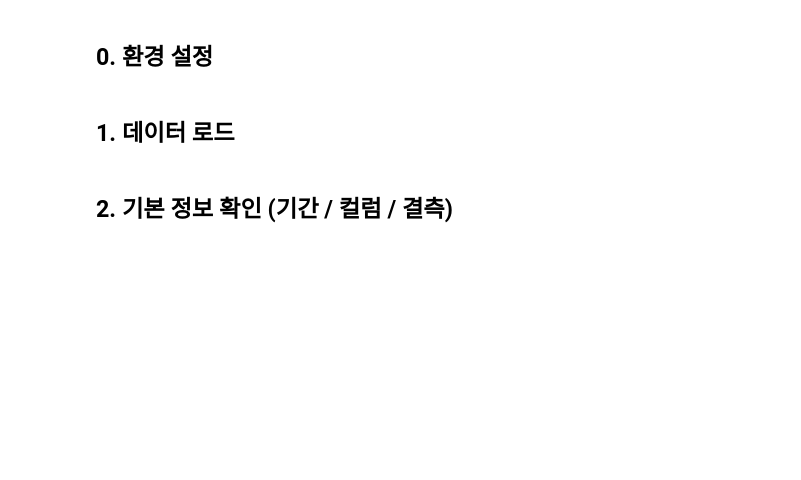
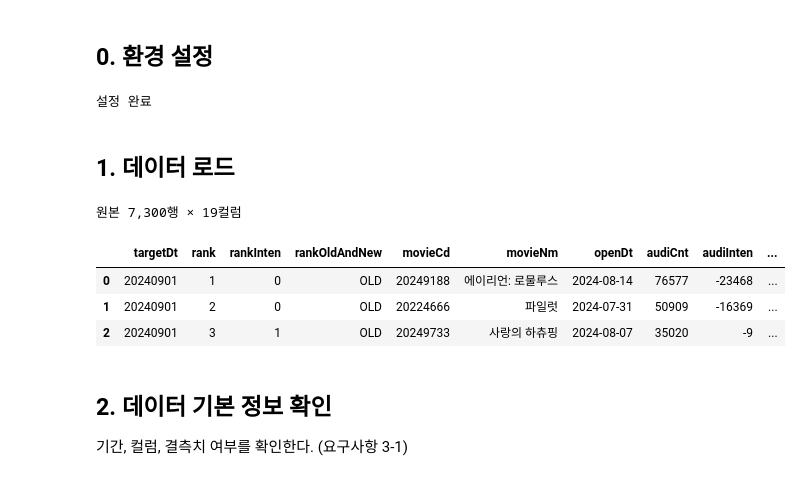
Before and after one commit to jutopia03/M1-1, a Jupyter notebook: analysis.ipynb, the cells around one changed output. Saved outputs shown, nothing was run; the diff lists cells and outputs as text; code cells hidden in the pictures; blank space fills up the shorter version.

```diff
--- a/analysis.ipynb
+++ b/analysis.ipynb
@@ -18,2 +17,64 @@ IMG = 'images'
+# %%
+import warnings
+from pathlib import Path
+
+import matplotlib.pyplot as plt
+import numpy as np
+import pandas as pd
+from matplotlib.ticker import FuncFormatter
+
+warnings.filterwarnings("ignore")
+
+BASE = Path.cwd()
+DATA = BASE / "data" / "raw_daily_boxoffice.csv"
+IMG  = BASE / "images"
+IMG.mkdir(exist_ok=True)
+
+# --- 한글 폰트: 이 PC에 실제로 설치된 것만 고른다 ---
+# (설치 안 된 폰트를 목록에 두면 matplotlib이 매번 findfont 경고를 쏟아낸다)
+import logging
+from matplotlib import font_manager
+logging.getLogger("matplotlib.font_manager").setLevel(logging.ERROR)
+
+_installed = {f.name for f in font_manager.fontManager.ttflist}
+for _cand in ["Malgun Gothic", "AppleGothic", "NanumGothic", "NanumBarunGothic", "Noto Sans KR"]:
+    if _cand in _installed:
+        plt.rcParams["font.family"] = _cand
+        break
+else:
+    print("경고: 한글 폰트를 찾지 못했습니다. 그래프의 한글이 네모로 표시될 수 있습니다.")
+plt.rcParams["axes.unicode_minus"] = False
+
+# --- 색상 (색각 이상 대응 검증된 팔레트) ---
+SURFACE   = "#fcfcfb"   # 차트 배경
+INK       = "#0b0b0b"   # 주요 텍스트
+INK_SUB   = "#52514e"   # 보조 텍스트
+INK_MUTED = "#898781"   # 축 라벨
+GRID      = "#e1e0d9"   # 격자
+BASELINE  = "#c3c2b7"   # 축선
+BLUE      = "#2a78d6"   # 주 계열
+BLUE_PALE = "#b7d3f6"   # 배경 맥락용
+ORANGE    = "#eb6834"   # 강조 계열
+
+plt.rcParams.update({
+    "figure.facecolor": SURFACE, "axes.facecolor": SURFACE,
+    "savefig.facecolor": SURFACE,
+    "axes.edgecolor": BASELINE, "axes.labelcolor": INK_SUB,
+    "xtick.color": INK_MUTED, "ytick.color": INK_MUTED,
+    "grid.color": GRID, "grid.linewidth": 0.8,
+    "font.size": 11, "axes.titlesize": 13, "axes.titleweight": "bold",
+})
+
+def tidy(ax, ygrid=True):
+    ax.spines[["top", "right"]].set_visible(False)
+    ax.grid(ygrid, axis="y", zorder=0)
+    ax.set_axisbelow(True)
+    return ax
+
+MAN = FuncFormatter(lambda v, _: f"{v:,.0f}")   # 만 명 단위 축 포맷
+DOW_KR = ["월", "화", "수", "목", "금", "토", "일"]
+print("설정 완료 | 사용 폰트:", plt.rcParams["font.family"][0])
+# %% [output]
+설정 완료
 # %% [markdown]
 ## 1. 데이터 로드
@@ -24,2 +81,15 @@ IMG = 'images'
+# %%
+df = pd.read_csv(DATA, encoding="utf-8-sig", dtype={"targetDt": str, "movieCd": str})
+df["date"] = pd.to_datetime(df["targetDt"], format="%Y%m%d")
+print(f"원본 {len(df):,}행 × {df.shape[1]}컬럼")
+df.head(3)
+# %% [output]
+원본 7,300행 × 19컬럼
+|  | targetDt | rank | rankInten | rankOldAndNew | movieCd | movieNm | openDt | audiCnt | audiInten | ... |
+| 0 | 20240901 | 1 | 0 | OLD | 20249188 | 에이리언: 로물루스 | 2024-08-14 | 76577 | -23468 | ... |
+| 1 | 20240901 | 2 | 0 | OLD | 20224666 | 파일럿 | 2024-07-31 | 50909 | -16369 | ... |
+| 2 | 20240901 | 3 | 1 | OLD | 20249733 | 사랑의 하츄핑 | 2024-08-07 | 35020 | -9 | ... |
 # %% [markdown]
-## 2. 기본 정보 확인 (기간 / 컬럼 / 결측)
+## 2. 데이터 기본 정보 확인
+
+기간, 컬럼, 결측치 여부를 확인한다. (요구사항 3-1)
```
Also changed, not shown: parts of 27 cells of this notebook, 5 other files.
